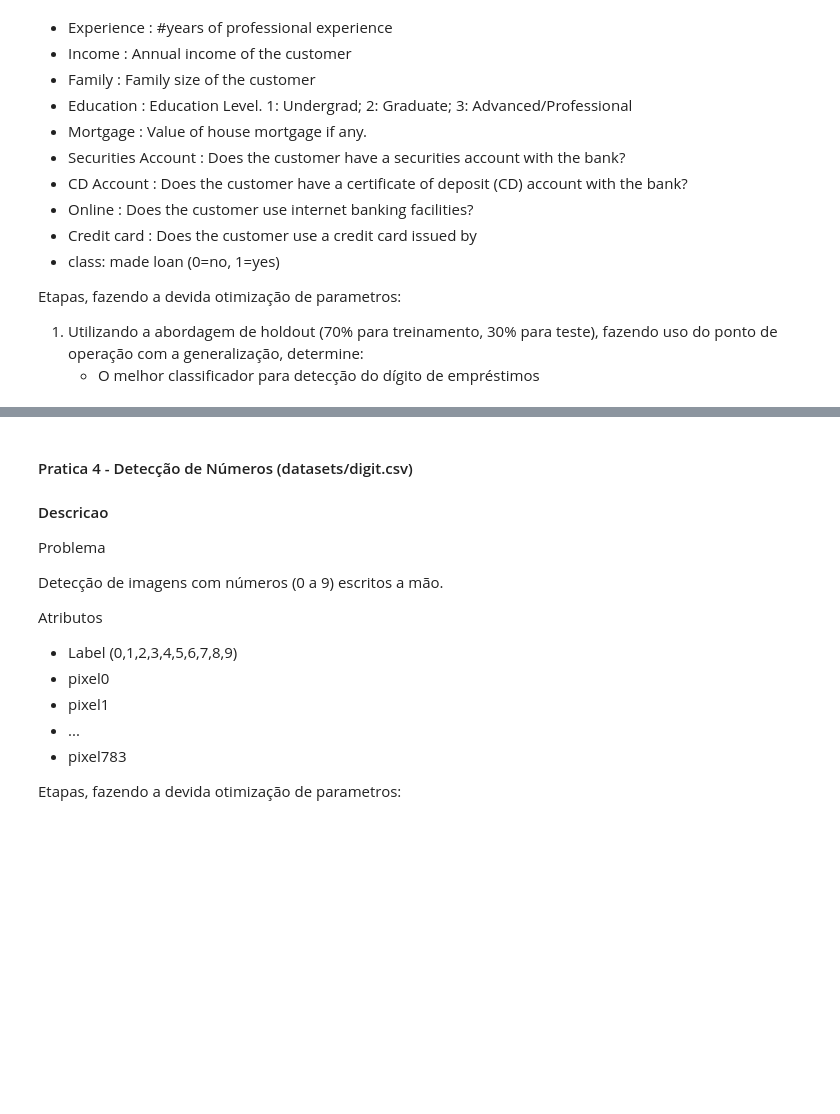
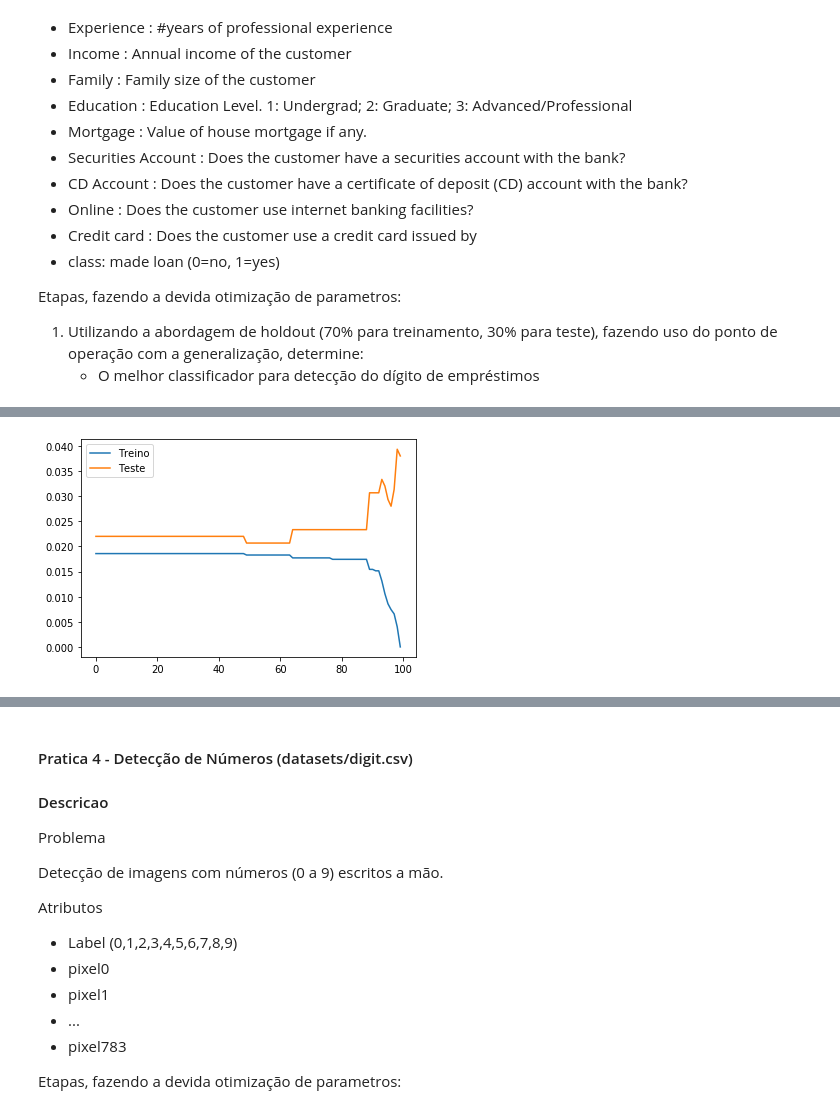
Before and after one commit to AleBark/Data-Mining-Basics, a Jupyter notebook: list_04/ex_04.ipynb, the cells around one changed output, grey strips where cells are left out. Cells and saved outputs as stored; diff of their text form; code cells hidden in the pictures; blank space fills up the shorter version.

Commit message:
lista 04 ok

```diff
--- a/list_04/ex_04.ipynb
+++ b/list_04/ex_04.ipynb
@@ -365,0 +381,33 @@ df.describe()
+# %%
+features = np.array(df.drop(['class'], axis = 1))
+label = np.array(df['class'])
+
+scaler = MaxAbsScaler()
+scaler.fit(features)
+featuresNormalizadas = scaler.transform(features)
+# %%
+featuresTreino, featuresTeste, labelTreino, labelTeste = train_test_split(featuresNormalizadas, label, train_size = 0.7, random_state = 42)
+# %%
+listaErroTreino = []
+listaErroTeste = []
+
+for i in range(200,1,-2):
+    tree = DecisionTreeClassifier(min_samples_split= i)
+    tree.fit(featuresTreino, labelTreino)
+
+    predicaoTreino = tree.predict(featuresTreino)
+    accTreino = accuracy_score(labelTreino, predicaoTreino)
+
+    predicaoTeste = tree.predict(featuresTeste)
+    accTeste = accuracy_score(labelTeste, predicaoTeste)
+
+    #100% - acc% = erro
+    listaErroTeste.append(1 - accTeste)
+    listaErroTreino.append(1- accTreino)
+# %%
+plt.plot(listaErroTreino)
+plt.plot(listaErroTeste)
+plt.legend(['Treino', 'Teste'])
+plt.show()
+# %% [output]
+[figure, added]
```
Also changed, not shown: parts of 22 cells of this notebook.
